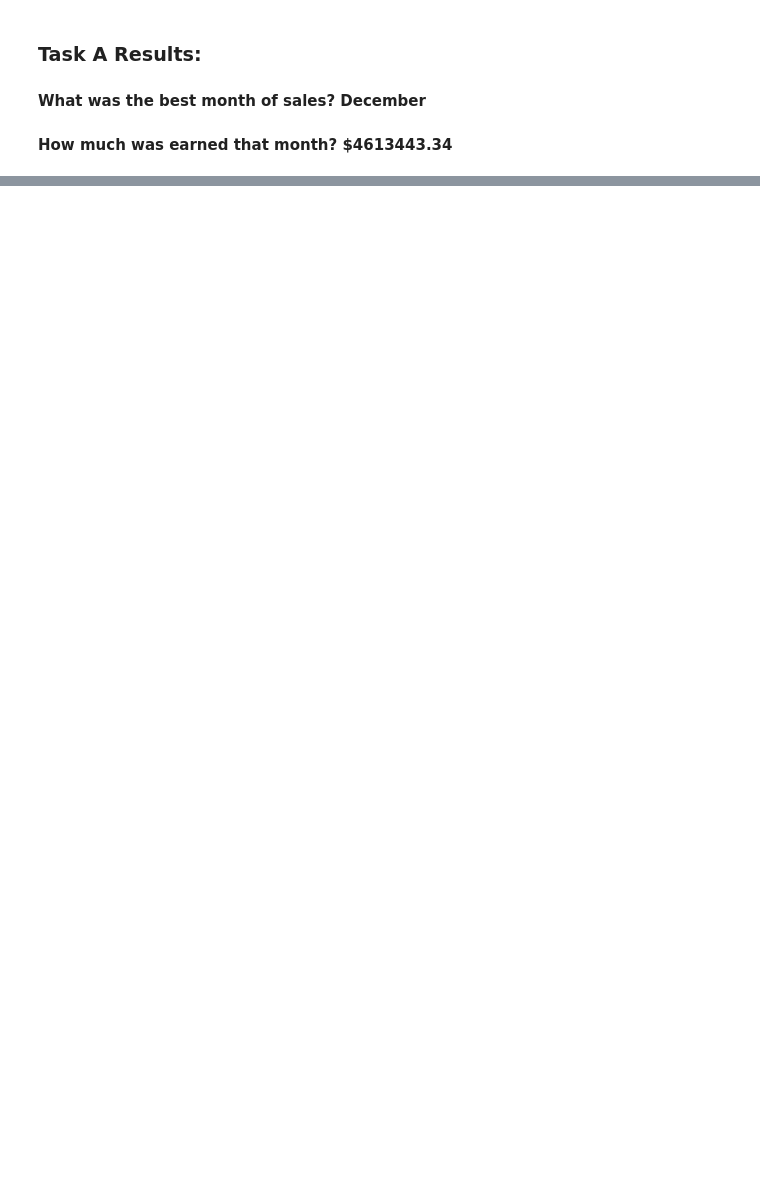
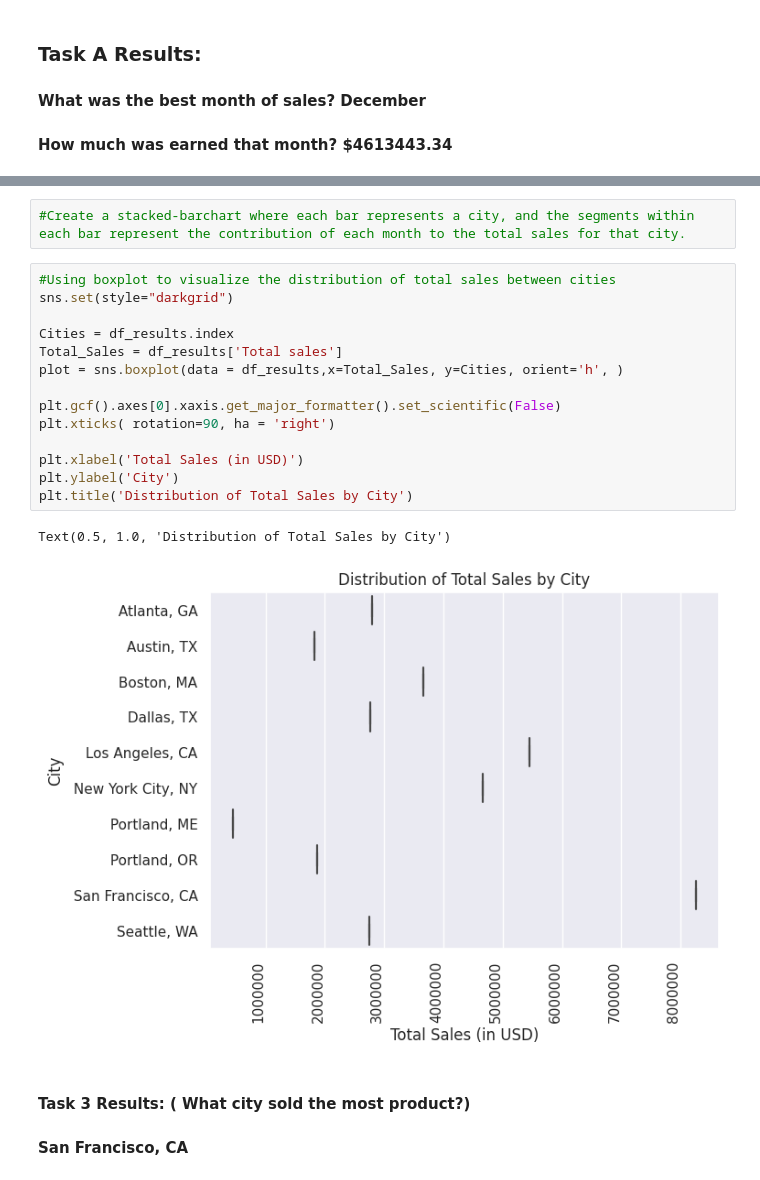
Before and after one commit to EdwinKingori/Sales_analysis, a Jupyter notebook: Sales_data_analysis.ipynb, the cells around one changed output, grey strips where cells are left out. Drawn from its saved outputs; the diff is of its cells as text; blank space fills up the shorter version.

Commit message:
Tasks update

```diff
--- a/Sales_data_analysis.ipynb
+++ b/Sales_data_analysis.ipynb
@@ -417,0 +437,22 @@ df_results
+# %%
+#Create a stacked-barchart where each bar represents a city, and the segments within each bar represent the contribution of each month to the total sales for that city.
+# %%
+#Using boxplot to visualize the distribution of total sales between cities
+sns.set(style="darkgrid")
+
+Cities = df_results.index
+Total_Sales = df_results['Total sales']
+plot = sns.boxplot(data = df_results,x=Total_Sales, y=Cities, orient='h', )
+
+plt.gcf().axes[0].xaxis.get_major_formatter().set_scientific(False)
+plt.xticks( rotation=90, ha = 'right')
+
+plt.xlabel('Total Sales (in USD)')
+plt.ylabel('City')
+plt.title('Distribution of Total Sales by City')
+# %% [output]
+Text(0.5, 1.0, 'Distribution of Total Sales by City')
+[figure, added]
+# %% [markdown]
+#### Task 3 Results: ( What city sold the most product?)
+#### San Francisco, CA
```
Also changed, not shown: parts of 26 cells of this notebook.
